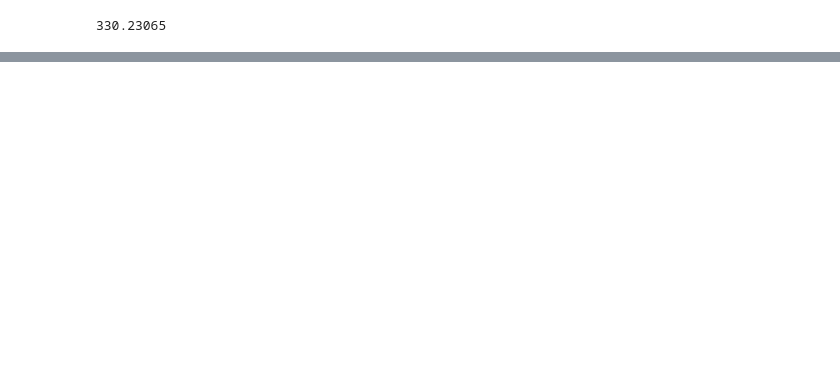
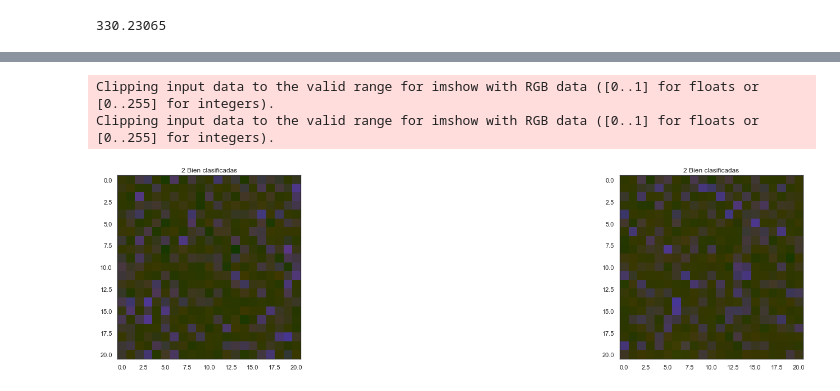
Before and after one commit to vecheto/Classifying-Asteroids, a Jupyter notebook: Exploratory.ipynb, the cells around one changed output, grey strips where cells are left out. Saved outputs shown, nothing was run; the diff lists cells and outputs as text; code cells hidden in the pictures; blank space fills up the shorter version.

```diff
--- a/Exploratory.ipynb
+++ b/Exploratory.ipynb
@@ -788,0 +862,13 @@ WARNING: VerifyWarning: Keyword name 'STAMP_TYPE' is greater than 8 characters o
+# %%
+plt.subplots(figsize=(25, 25))
+j=0
+while j <= len(Xf2)-1:
+  plt.subplot(5, 2, j+1)
+  plt.title(str('2') + ' ' + str('Bien clasificadas'))
+  plt.imshow(Xf2[j])
+  j=j+1
+plt.tight_layout()
+# %% [output]
+Clipping input data to the valid range for imshow with RGB data ([0..1] for floats or [0..255] for integers).
+Clipping input data to the valid range for imshow with RGB data ([0..1] for floats or [0..255] for integers).
+[figure, added]
```
Also changed, not shown: parts of 29 cells of this notebook.
